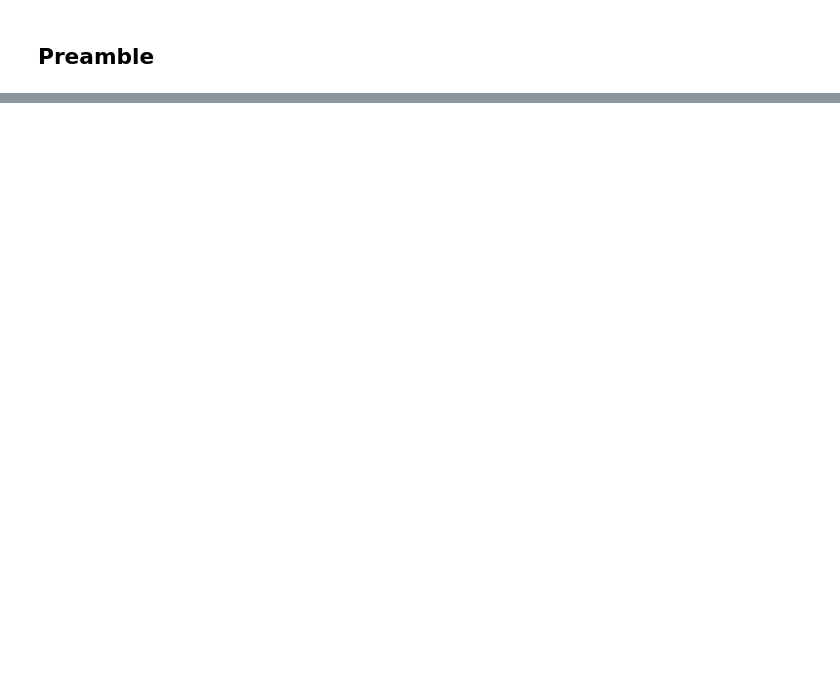
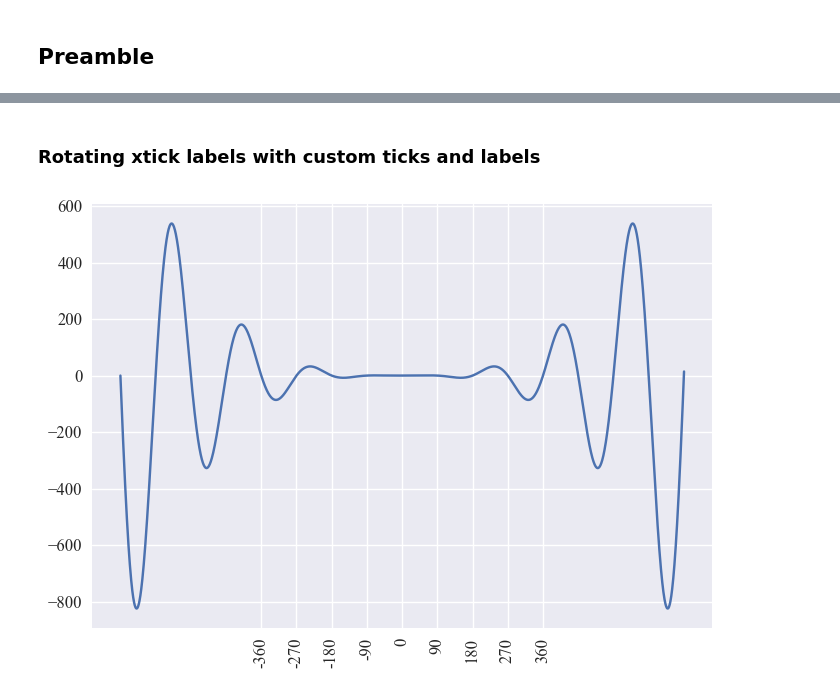
Before and after one commit to s-shifat/code-snippets, a Jupyter notebook: docs/python/plotting/notebooks/most_frequent_mpl_snippets.ipynb, the cells around one changed output, grey strips where cells are left out. Drawn from its saved outputs; the diff is of its cells as text; code cells hidden in the pictures; blank space fills up the shorter version.

```diff
--- a/docs/python/plotting/notebooks/most_frequent_mpl_snippets.ipynb
+++ b/docs/python/plotting/notebooks/most_frequent_mpl_snippets.ipynb
@@ -52,0 +81,11 @@ plt.show()
+# %% [markdown]
+### Rotating xtick labels with custom ticks and labels
+# %%
+plt.plot(x, y)
+ax  = plt.gca()
+
+ax.set_xticks(custom_xticks, custom_xticks_labels, rotation=90)
+
+plt.show()
+# %% [output]
+[figure, added]
```
Also changed, not shown: parts of 7 cells of this notebook, 1 other file.
